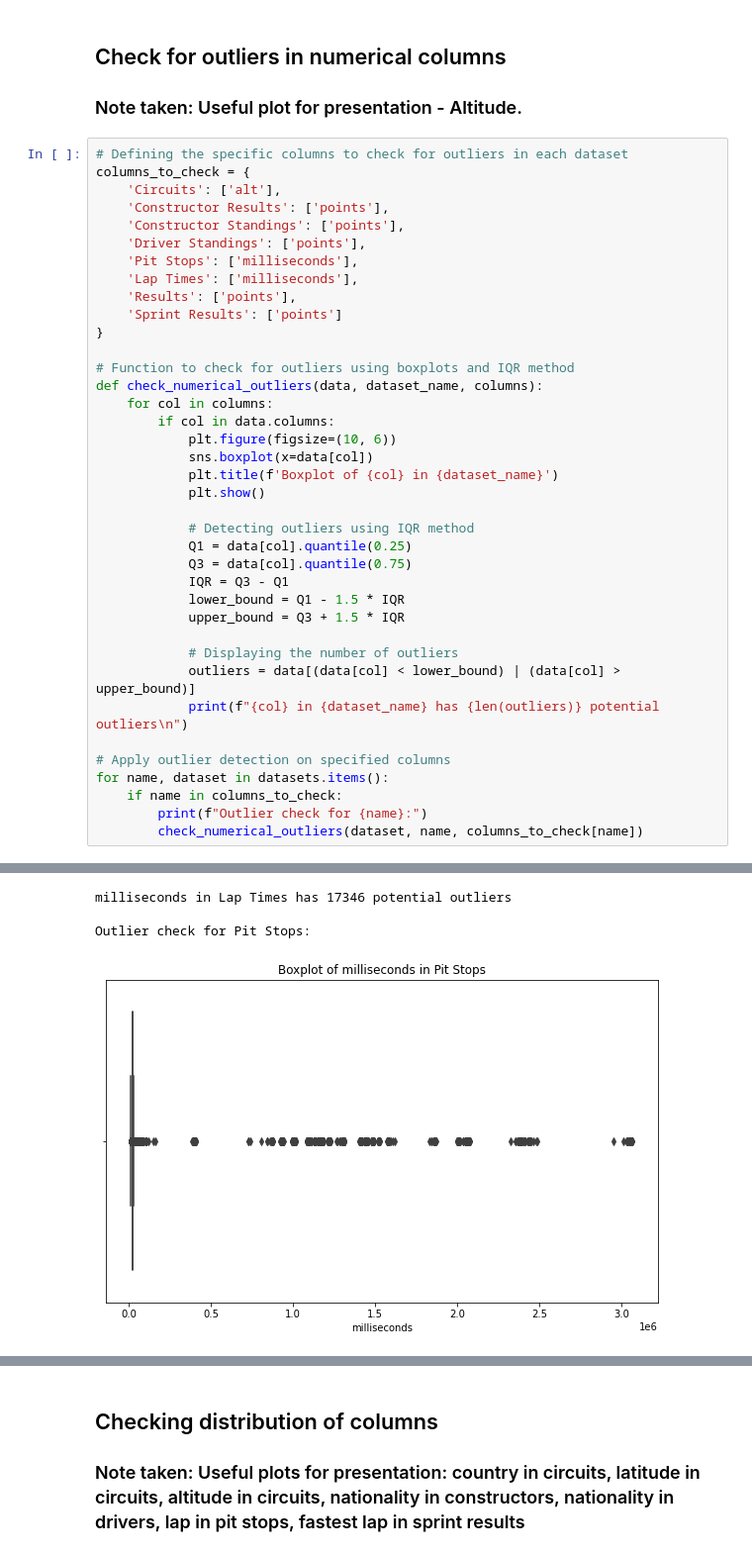
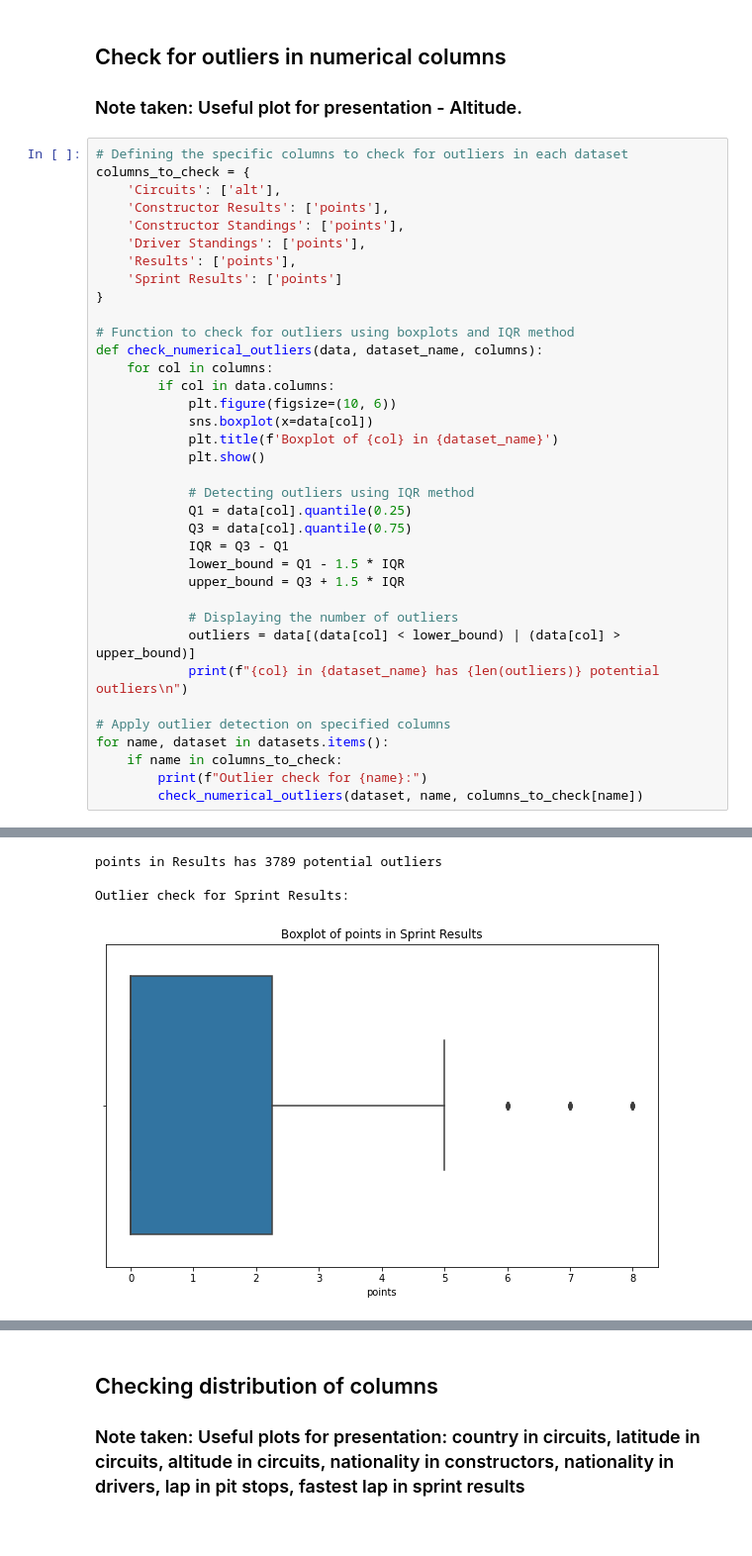
Before and after one commit to AlanMarsh99/sportsdataanalytics, a Jupyter notebook: documentation/eda-historical-data/data-extraction-and-EDA.ipynb, the cells around one changed output, grey strips where cells are left out. Shown at 99% size. Drawn from its saved outputs; the diff is of its cells as text.

```diff
--- a/documentation/eda-historical-data/data-extraction-and-EDA.ipynb
+++ b/documentation/eda-historical-data/data-extraction-and-EDA.ipynb
@@ -135,8 +134,6 @@ columns_to_check = {
     'Constructor Results': ['points'],
     'Constructor Standings': ['points'],
     'Driver Standings': ['points'],
-    'Pit Stops': ['milliseconds'],
-    'Lap Times': ['milliseconds'],
     'Results': ['points'],
     'Sprint Results': ['points']
 }
@@ -188,4 +185,4 @@ Outlier check for Lap Times:
-milliseconds in Lap Times has 17346 potential outliers
+points in Results has 3789 potential outliers
 
-Outlier check for Pit Stops:
+Outlier check for Sprint Results:
-[figure, old version]
+[figure, new version]
```
Also changed, not shown: parts of 3 cells of this notebook.
